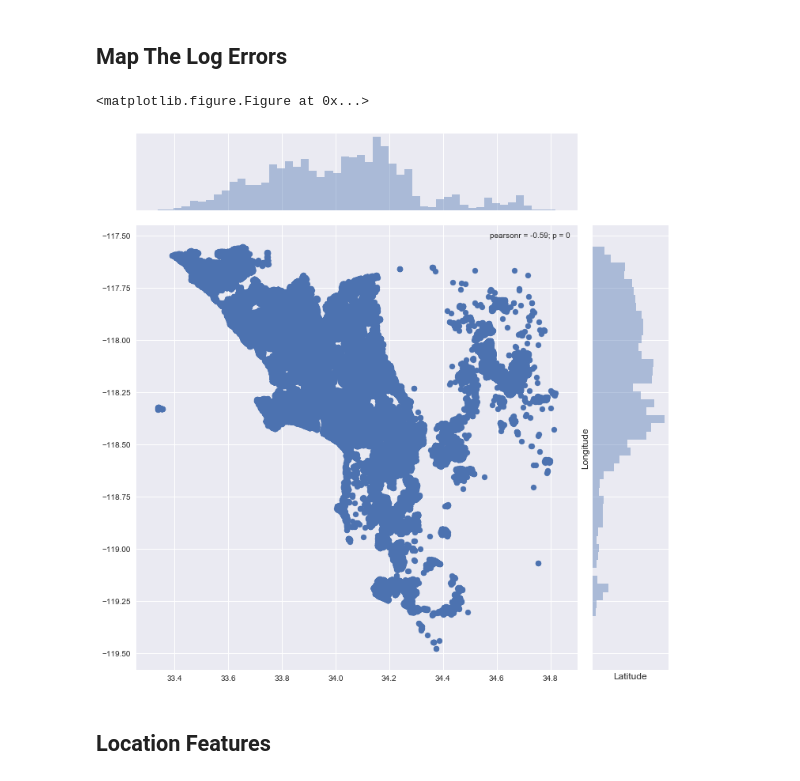
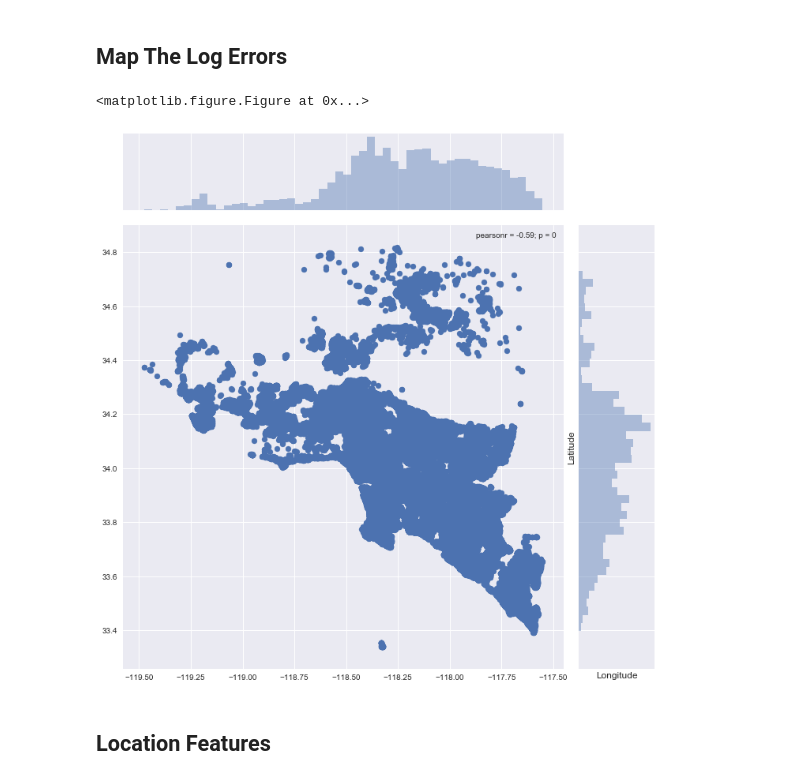
Before and after one commit to erstrong/INFO-7390-ADS-Fall-17-TeamNo., a Jupyter notebook: Mid-Term/Part1-EDA/Part 1 Exploratory Data Analysis.ipynb, the cells around one changed output. Cells and saved outputs as stored; diff of their text form; code cells hidden in the pictures.

```diff
--- a/Mid-Term/Part1-EDA/Part 1 Exploratory Data Analysis.ipynb
+++ b/Mid-Term/Part1-EDA/Part 1 Exploratory Data Analysis.ipynb
@@ -27,8 +27,8 @@ pd.set_option('display.max_columns', 65)
 # %% [markdown]
 # Data Ingestion
 # %%
-df16 = pd.read_csv('../properties_2016.csv', low_memory=False)
-df_transactions16 = pd.read_csv('../train_2016_v2.csv', low_memory=False)
+df16 = pd.read_csv('../data/properties_2016.csv', low_memory=False)
+df_transactions16 = pd.read_csv('../data/train_2016_v2.csv', low_memory=False)
 df_merged16 = pd.merge(df16, df_transactions16, on='parcelid', how='right')
 df_merged16.head()
 # %% [output]
@@ -39,8 +39,8 @@ df_merged16.head()
 | 3 | 17102429 | NaN | NaN | NaN | 1.5 | 2.0 | ... |
 | 4 | 17109604 | NaN | NaN | NaN | 2.5 | 4.0 | ... |
 # %%
-df17 = pd.read_csv('../properties_2017.csv', low_memory=False)
-df_transactions17 = pd.read_csv('../train_2017.csv', low_memory=False)
+df17 = pd.read_csv('../data/properties_2017.csv', low_memory=False)
+df_transactions17 = pd.read_csv('../data/train_2017.csv', low_memory=False)
 df_merged17 = pd.merge(df17, df_transactions17, on='parcelid', how='right')
 df_merged17.head()
 # %% [output]
@@ -197,13 +197,13 @@ df_total.head()
 # %%
 sns.set()
 plt.figure(figsize=(12,12))
-sns.jointplot(x=df_total.latitude.values, y=df_total.longitude.values, size=10)
-plt.ylabel('Longitude', fontsize=12)
-plt.xlabel('Latitude', fontsize=12)
+sns.jointplot(x=df_total.longitude.values, y=df_total.latitude.values, size=10)
+plt.ylabel('Latitude', fontsize=12)
+plt.xlabel('Longitude', fontsize=12)
 plt.show()
 # %% [output]
 <matplotlib.figure.Figure at 0x...>
-[figure, old version]
+[figure, new version]
 # %% [markdown]
 ## Location Features
 # %% [markdown]
```
Also changed, not shown: parts of 12 cells of this notebook, 8 other files.
